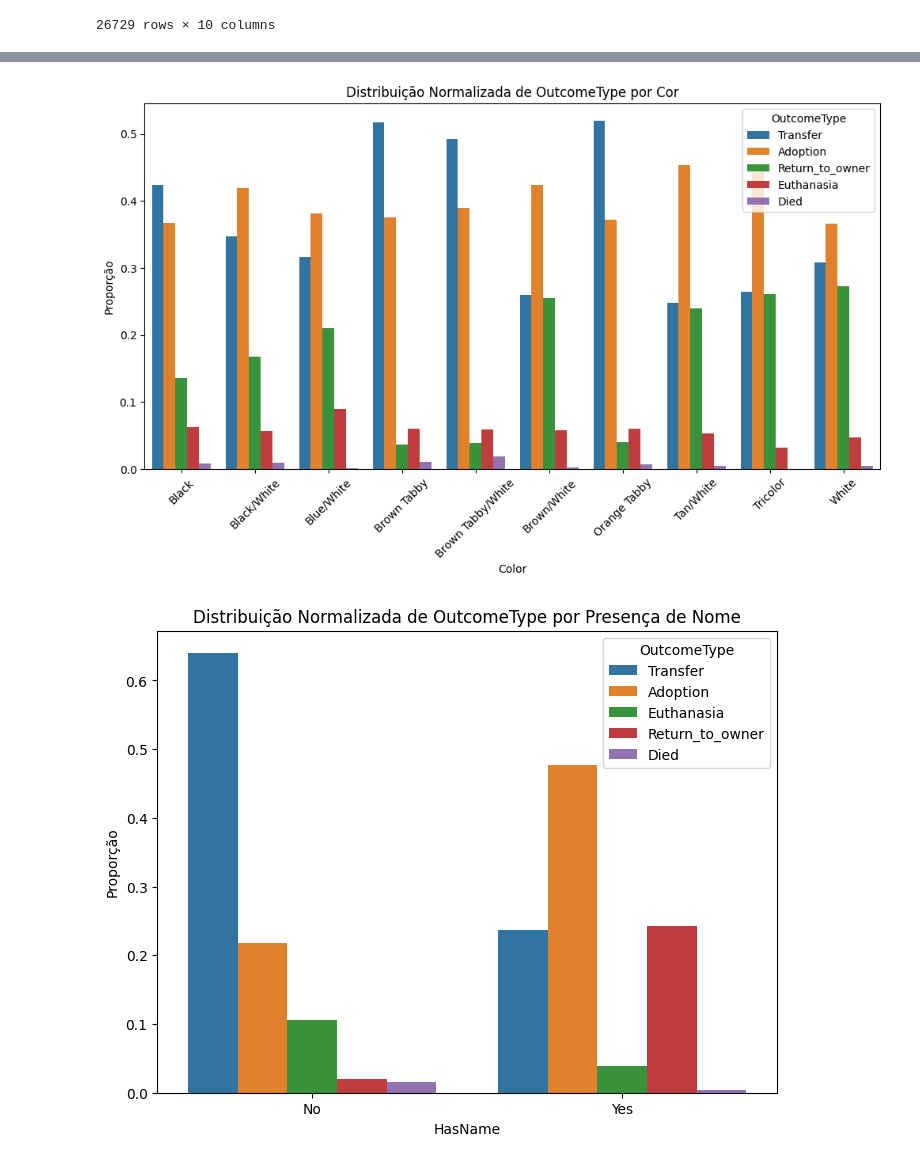
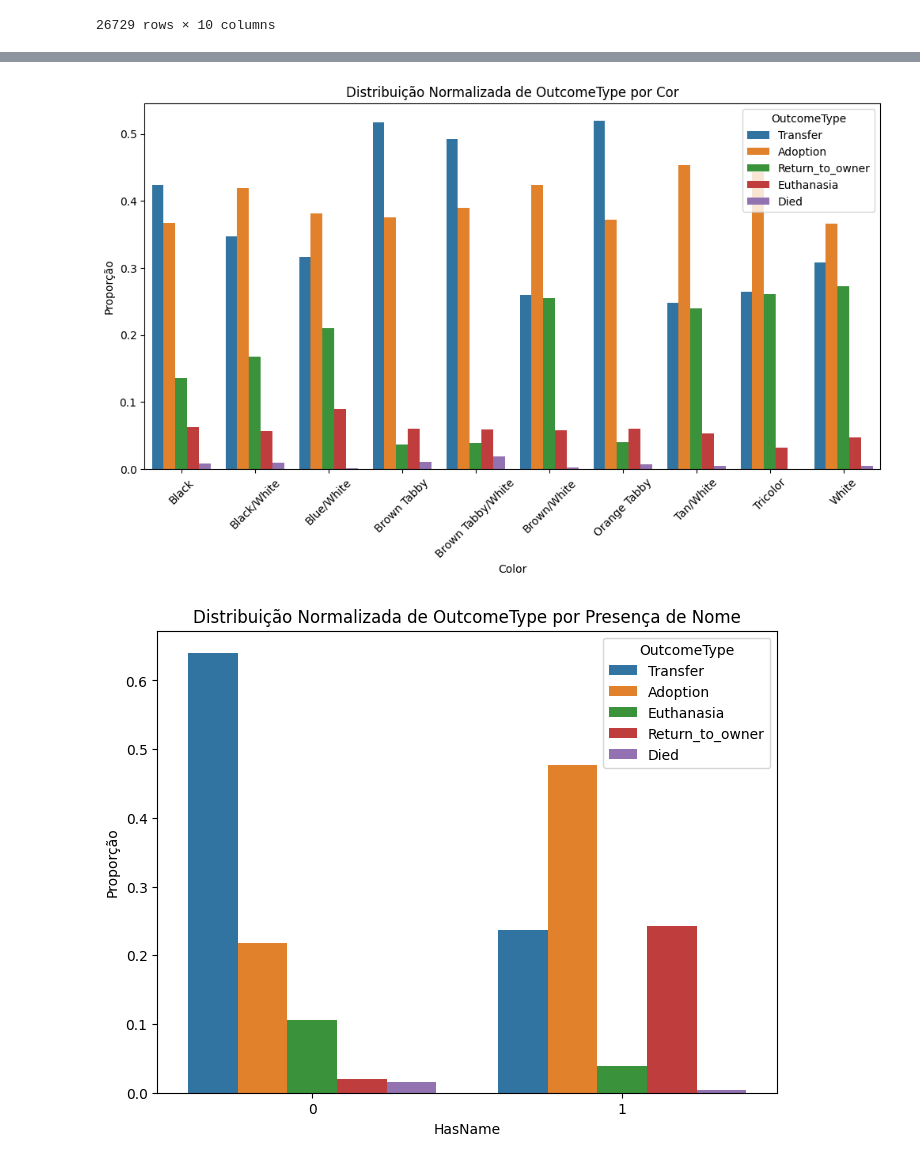
Before and after one commit to Stremps/Shelter-Outcome-Prediction, a Jupyter notebook: Shelter.ipynb, the cells around one changed output, grey strips where cells are left out. Saved outputs shown, nothing was run; the diff lists cells and outputs as text; code cells hidden in the pictures.

```diff
--- a/Shelter.ipynb
+++ b/Shelter.ipynb
@@ -127,35 +127,35 @@ plt.title('Distribuição Normalizada de OutcomeType por Tipo de Raça (Mestiço
 plt.ylabel('Proporção')
 plt.show()
 
 # 4. Calcular a proporção de OutcomeType dentro de cada Color
 # Para melhor visualização, vamos agrupar apenas as 10 cores mais comuns
 top_colors = df['Color'].value_counts().nlargest(10).index
 normalized_counts_color = df[df['Color'].isin(top_colors)].groupby('Color')['OutcomeType'].value_counts(normalize=True).rename('Proportion').reset_index()
 
 # Plotar o gráfico de barras normalizado para Color
 plt.figure(figsize=(12, 6))
 sns.barplot(x='Color', y='Proportion', hue='OutcomeType', data=normalized_counts_color)
 plt.title('Distribuição Normalizada de OutcomeType por Cor')
 plt.ylabel('Proporção')
 plt.xticks(rotation=45)
 plt.show()
 
 # 5. Calcular a proporção de OutcomeType dentro de ter ou não ter nome
-df['HasName'] = df['Name'].apply(lambda x: 'Yes' if pd.notna(x) and x != '' else 'No')
+df['HasName'] = df['Name'].apply(lambda x: 1 if pd.notna(x) and x != '' else 0)
 normalized_counts_name = df.groupby('HasName')['OutcomeType'].value_counts(normalize=True).rename('Proportion').reset_index()
 
 # Plotar o gráfico de barras normalizado para HasName
 plt.figure(figsize=(8, 6))
 sns.barplot(x='HasName', y='Proportion', hue='OutcomeType', data=normalized_counts_name)
 plt.title('Distribuição Normalizada de OutcomeType por Presença de Nome')
 plt.ylabel('Proporção')
 plt.show()
 # %% [output]
 [figure]
 [figure]
 [figure]
 [figure]
-[figure, old version]
+[figure, new version]
 # %%
 # Data processing
 df = df.drop(columns=['AnimalID','OutcomeSubtype']) #Remove useless columns
```
Also changed, not shown: parts of 4 cells of this notebook.
